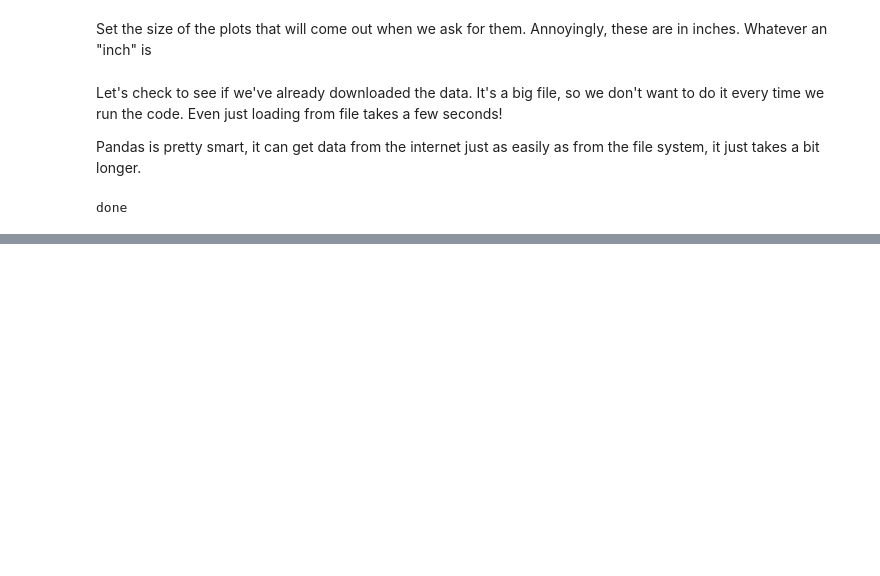
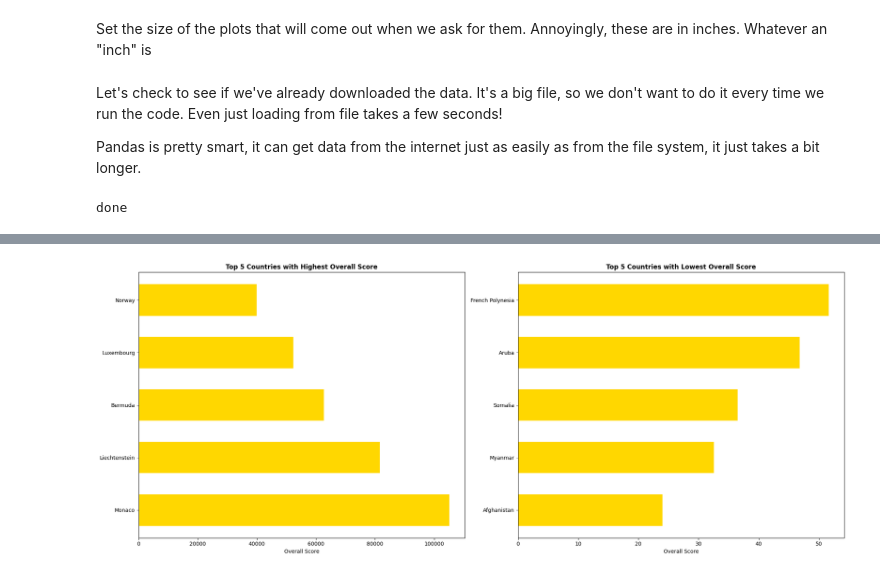
Before and after one commit to Rohaan-Adnan/me, a Jupyter notebook: assignment testing/basic_pandas testing.ipynb, the cells around one changed output, grey strips where cells are left out. Saved outputs shown, nothing was run; the diff lists cells and outputs as text; code cells hidden in the pictures; blank space fills up the shorter version.

```diff
--- a/assignment testing/basic_pandas testing.ipynb
+++ b/assignment testing/basic_pandas testing.ipynb
@@ -348,0 +312,40 @@ plt.show()
+# %%
+import pandas as pd
+import matplotlib.pyplot as plt
+
+# Read the data from CSV
+df = pd.read_csv('gapminder_internet.csv')
+
+# Calculate the overall score for each country
+df['Overall_Score'] = df[['incomeperperson', 'internetuserate', 'urbanrate']].max(axis=1)
+
+# Sort the DataFrame by 'Overall_Score' column in descending order and take the top 5 countries
+sorted_df_high_score = df.sort_values(by='Overall_Score', ascending=False).head(5)
+
+# Sort the DataFrame by 'Overall_Score' column in ascending order and take the top 5 countries
+sorted_df_low_score = df.sort_values(by='Overall_Score', ascending=True).head(5)
+
+# Increase the figure size and spacing between bars
+fig, axes = plt.subplots(1, 2, figsize=(20, 8))
+
+# Plot the first bar graph (Top 5 Countries with Highest Overall Score)
+bars_high_score = axes[0].barh(sorted_df_high_score['country'], sorted_df_high_score['Overall_Score'],
+                              color='#FFD700', height=0.6)  # Darker Yellow color
+
+# Add labels and title to the first plot
+axes[0].set_xlabel('Overall Score')
+axes[0].set_title('Top 5 Countries with Highest Overall Score', fontweight='bold', color='black')
+
+# Plot the second bar graph (Top 5 Countries with Lowest Overall Score)
+bars_low_score = axes[1].barh(sorted_df_low_score['country'], sorted_df_low_score['Overall_Score'],
+                             color='#FFD700', height=0.6)  # Darker Yellow color
+
+# Add labels and title to the second plot
+axes[1].set_xlabel('Overall Score')
+axes[1].set_title('Top 5 Countries with Lowest Overall Score', fontweight='bold', color='black')
+
+# Adjust layout and display the plots
+plt.tight_layout()
+plt.show()
+# %% [output]
+[figure, added]
```
Also changed, not shown: parts of 10 cells of this notebook, 1 other file.
